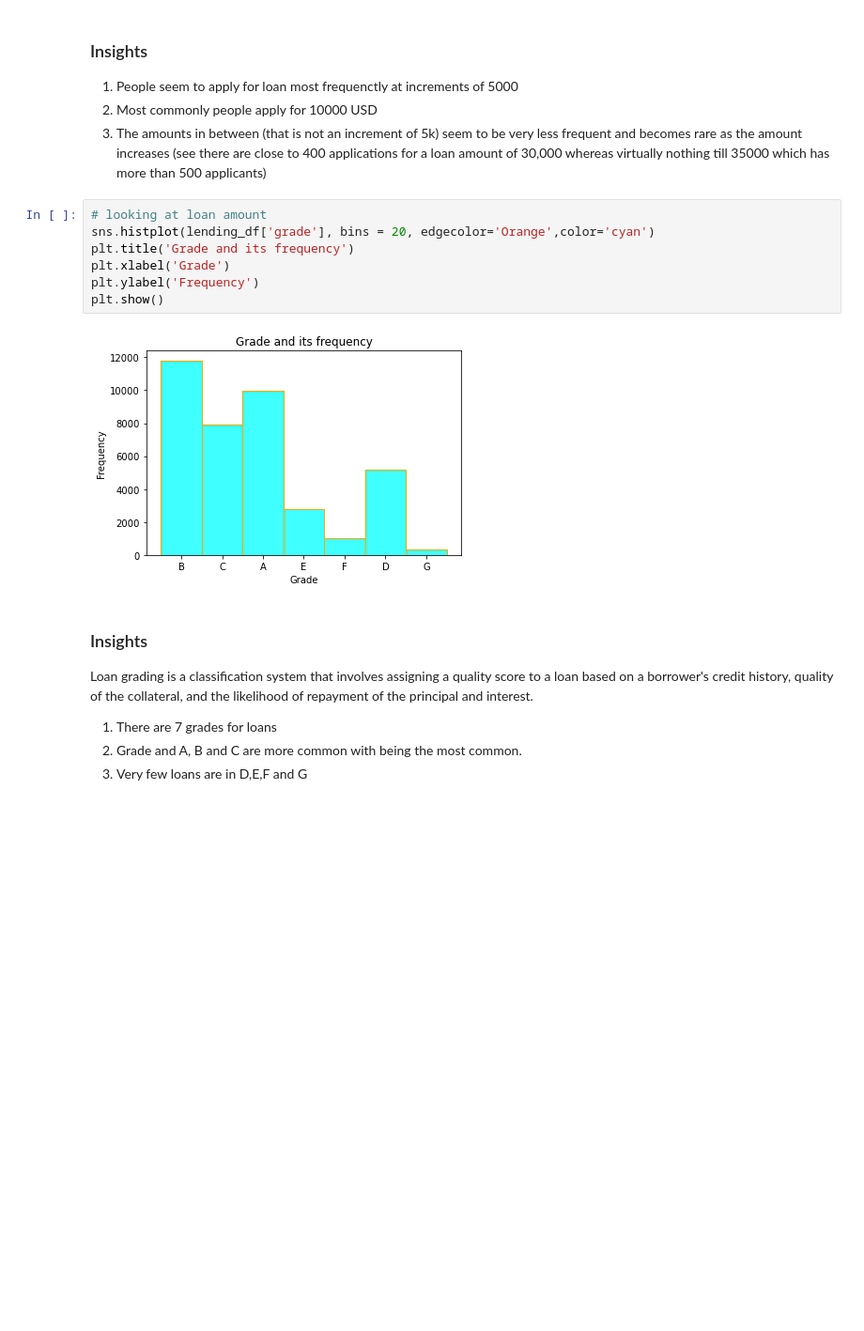
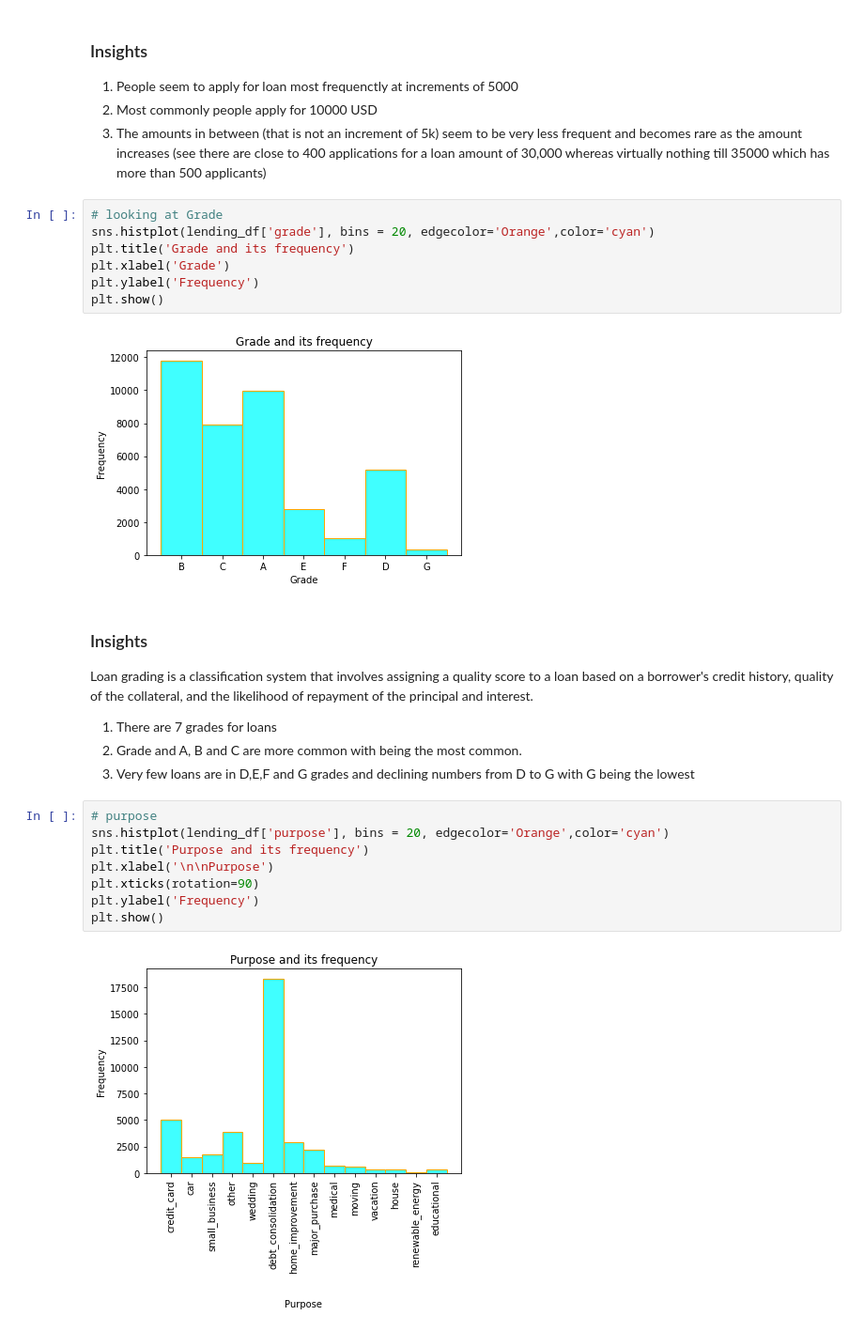
Before and after one commit to ranju1729/lending_club_case_study, a Jupyter notebook: Lending_Club_Case_Study.ipynb, the cells around one changed output. Shown at 94% size. Drawn from its saved outputs; the diff is of its cells as text; blank space fills up the shorter version.

Commit message:
added analysis on different data points and their impact on loan repayment

```diff
--- a/Lending_Club_Case_Study.ipynb
+++ b/Lending_Club_Case_Study.ipynb
@@ -248,7 +259,7 @@ plt.show()
 2) Most commonly people apply for 10000 USD
 3) The amounts in between (that is not an increment of 5k) seem to be very less frequent and becomes rare as the amount increases (see there are close to 400 applications for a loan amount of 30,000 whereas virtually nothing till 35000 which has more than 500 applicants)
 # %%
-# looking at loan amount
+# looking at Grade
 sns.histplot(lending_df['grade'], bins = 20, edgecolor='Orange',color='cyan')
 plt.title('Grade and its frequency')
 plt.xlabel('Grade')
@@ -262,4 +273,14 @@ Loan grading is a classification system that involves assigning a quality score
 
 1) There are 7 grades for loans
 2) Grade and A, B and C are more common with being the most common.
-3) Very few loans are in D,E,F and G
+3) Very few loans are in D,E,F and G grades and declining numbers from D to G with G being the lowest
+# %%
+# purpose
+sns.histplot(lending_df['purpose'], bins = 20, edgecolor='Orange',color='cyan')
+plt.title('Purpose and its frequency')
+plt.xlabel('\n\nPurpose')
+plt.xticks(rotation=90)
+plt.ylabel('Frequency')
+plt.show()
+# %% [output]
+[figure, added]
```
Also changed, not shown: parts of 13 cells of this notebook.
